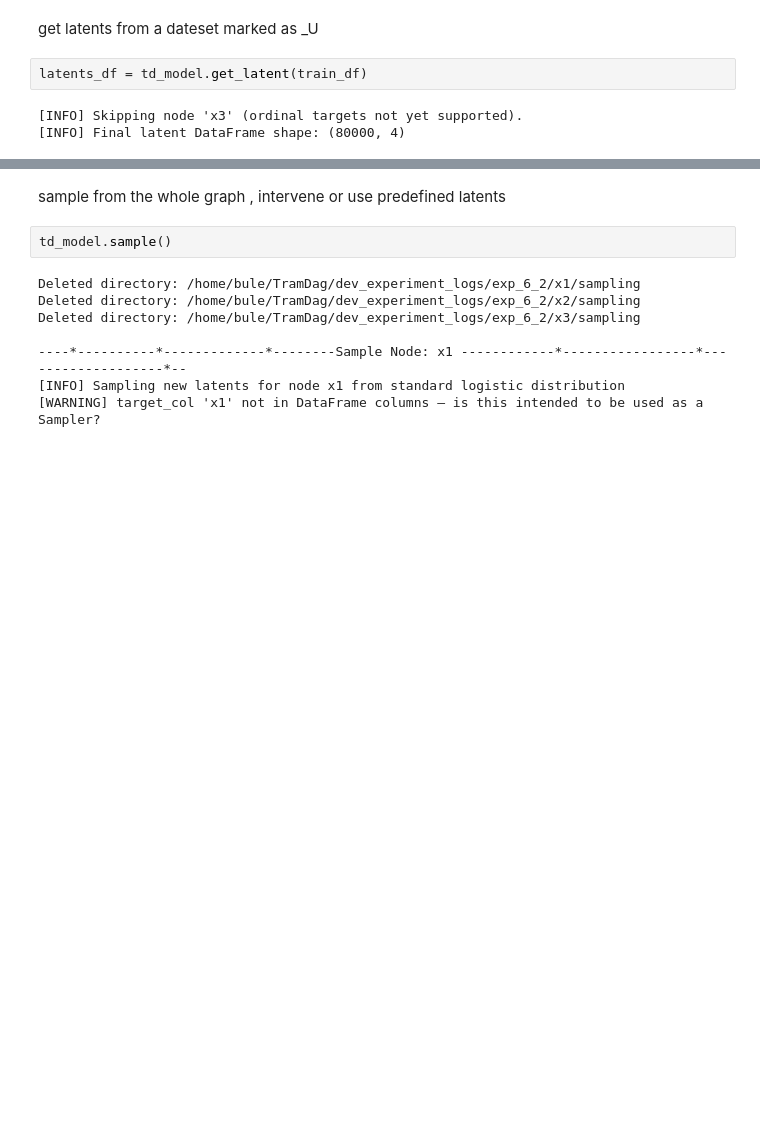
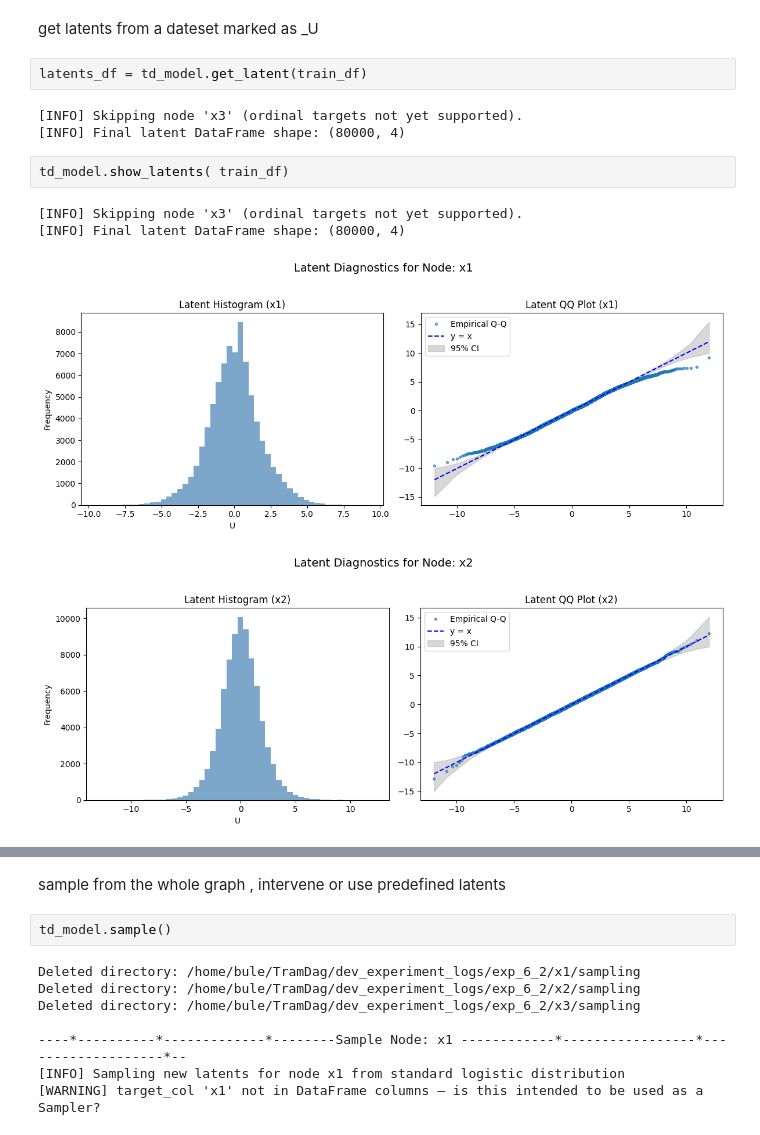
Before and after one commit to buehlpa/TramDag, a Jupyter notebook: tram_dag_api_dev.ipynb, the cells around one changed output, grey strips where cells are left out. Cells and saved outputs as stored; diff of their text form; blank space fills up the shorter version.

Commit message:
show latents , added to tramdagmodel

```diff
--- a/tram_dag_api_dev.ipynb
+++ b/tram_dag_api_dev.ipynb
@@ -1056,3 +1218,10 @@ latents_df = td_model.get_latent(train_df)
 # %% [output]
 [INFO] Skipping node 'x3' (ordinal targets not yet supported).
 [INFO] Final latent DataFrame shape: (80000, 4)
+# %%
+td_model.show_latents( train_df)
+# %% [output]
+[INFO] Skipping node 'x3' (ordinal targets not yet supported).
+[INFO] Final latent DataFrame shape: (80000, 4)
+[figure, added]
+[figure, added]
```
Also changed, not shown: parts of 10 cells of this notebook, 10 other files.
